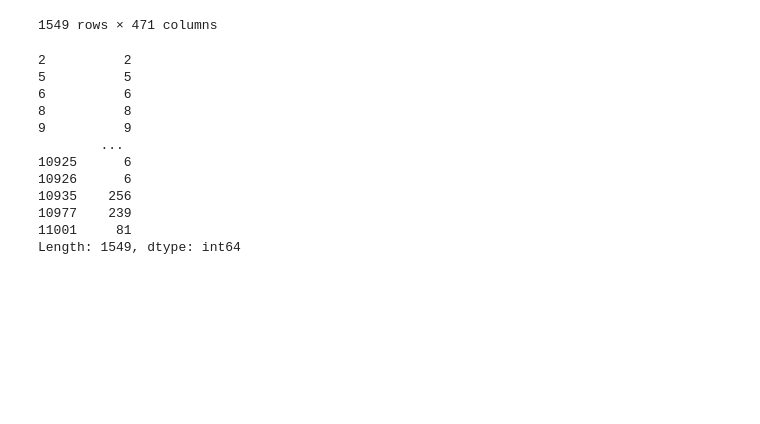
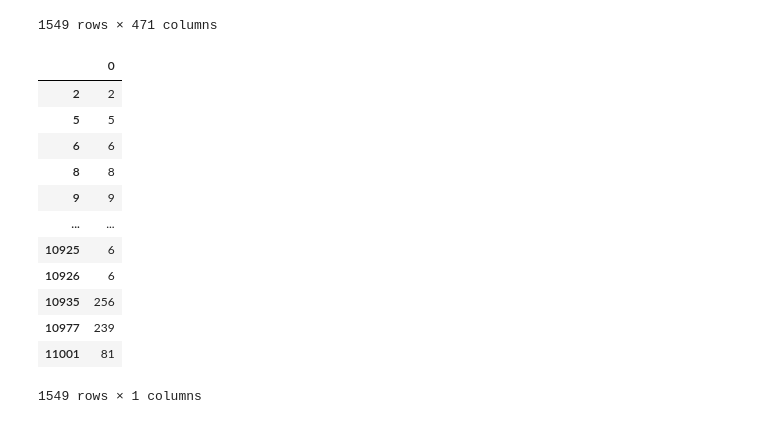
Before and after one commit to MAST30034-Applied-Data-Science/generic-real-estate-consulting-project-group-30, a Jupyter notebook: notebooks/join_datasets.ipynb, the cells around one changed output. Saved outputs shown, nothing was run; the diff lists cells and outputs as text; code cells hidden in the pictures; blank space fills up the shorter version.

```diff
--- a/notebooks/join_datasets.ipynb
+++ b/notebooks/join_datasets.ipynb
@@ -145,17 +148,19 @@ dist_mtrx.transpose()
 | 11001 | 0.022846 | 0.040200 | 0.040398 | 0.063035 | 0.060492 | 0.039284 | 0.056672 | 0.060884 | 0.067168 | 0.046124 | ... | ... |
 1549 rows × 471 columns
 # %%
-dist_mtrx.idxmin(axis=0)
+row_mins_df = pd.DataFrame(dist_mtrx.idxmin(axis=0))
+row_mins_df
 # %% [output]
+|  | 0 |
+| 2 | 2 |
+| 5 | 5 |
+| 6 | 6 |
+| 8 | 8 |
+| 9 | 9 |
+| ... | ... |
+| 10925 | 6 |
+| 10926 | 6 |
+| 10935 | 256 |
+| 10977 | 239 |
+| 11001 | 81 |
-2          2
-5          5
-6          6
-8          8
-9          9
-        ...
-10925      6
-10926      6
-10935    256
-10977    239
-11001     81
-Length: 1549, dtype: int64
+1549 rows × 1 columns
```
Also changed, not shown: parts of 8 cells of this notebook.
